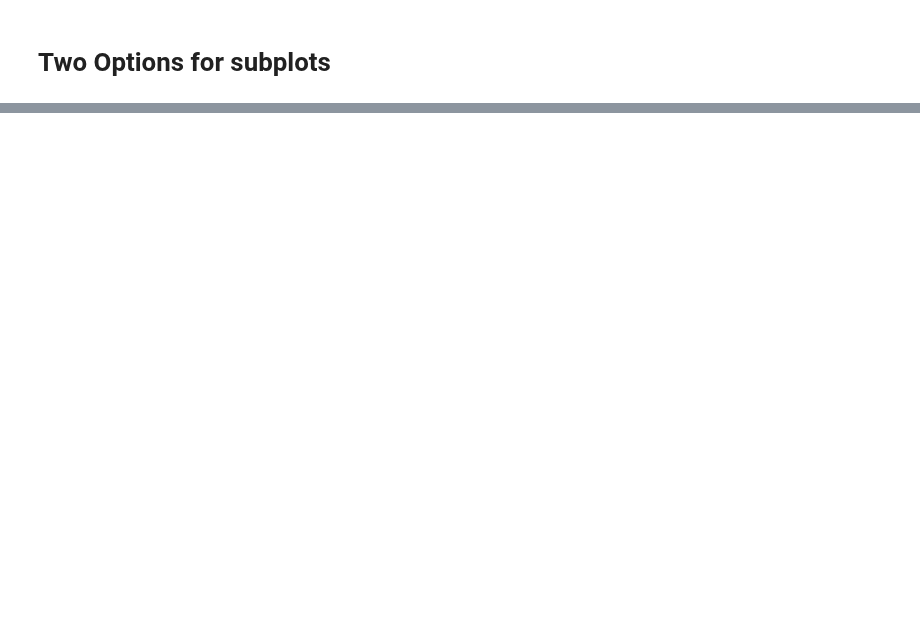
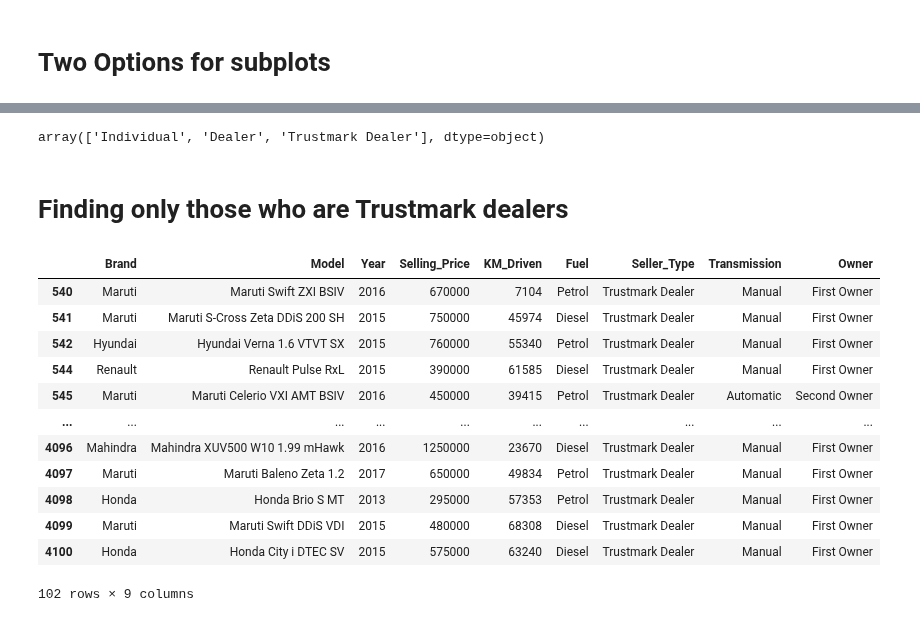
Before and after one commit to FairozAhmadSheikh/Machine_and_Deep_Learning_Basic_To_Advance, a Jupyter notebook: revision_matplotlib.ipynb, the cells around one changed output, grey strips where cells are left out. Drawn from its saved outputs; the diff is of its cells as text; code cells hidden in the pictures; blank space fills up the shorter version.

```diff
--- a/revision_matplotlib.ipynb
+++ b/revision_matplotlib.ipynb
@@ -136,0 +142,3 @@ ax[1,0].bar(car_sales.keys(),a)
+# %%
+import pandas as pd
+car_price=pd.read_csv("https://raw.githubusercontent.com/FairozAhmadSheikh/Datasets_CSV/refs/heads/main/Car%20Price.csv")
@@ -136,0 +184,23 @@ ax[1,0].bar(car_sales.keys(),a)
+# %%
+car_price['Seller_Type'].unique()
+# %% [output]
+array(['Individual', 'Dealer', 'Trustmark Dealer'], dtype=object)
+# %% [markdown]
+
+# Finding only those who are Trustmark dealers
+# %%
+car_price[car_price["Seller_Type"]=="Trustmark Dealer"]
+# %% [output]
+|  | Brand | Model | Year | Selling_Price | KM_Driven | Fuel | Seller_Type | Transmission | Owner |
+| 540 | Maruti | Maruti Swift ZXI BSIV | 2016 | 670000 | 7104 | Petrol | Trustmark Dealer | Manual | First Owner |
+| 541 | Maruti | Maruti S-Cross Zeta DDiS 200 SH | 2015 | 750000 | 45974 | Diesel | Trustmark Dealer | Manual | First Owner |
+| 542 | Hyundai | Hyundai Verna 1.6 VTVT SX | 2015 | 760000 | 55340 | Petrol | Trustmark Dealer | Manual | First Owner |
+| 544 | Renault | Renault Pulse RxL | 2015 | 390000 | 61585 | Diesel | Trustmark Dealer | Manual | First Owner |
+| 545 | Maruti | Maruti Celerio VXI AMT BSIV | 2016 | 450000 | 39415 | Petrol | Trustmark Dealer | Automatic | Second Owner |
+| ... | ... | ... | ... | ... | ... | ... | ... | ... | ... |
+| 4096 | Mahindra | Mahindra XUV500 W10 1.99 mHawk | 2016 | 1250000 | 23670 | Diesel | Trustmark Dealer | Manual | First Owner |
+| 4097 | Maruti | Maruti Baleno Zeta 1.2 | 2017 | 650000 | 49834 | Petrol | Trustmark Dealer | Manual | First Owner |
+| 4098 | Honda | Honda Brio S MT | 2013 | 295000 | 57353 | Petrol | Trustmark Dealer | Manual | First Owner |
+| 4099 | Maruti | Maruti Swift DDiS VDI | 2015 | 480000 | 68308 | Diesel | Trustmark Dealer | Manual | First Owner |
+| 4100 | Honda | Honda City i DTEC SV | 2015 | 575000 | 63240 | Diesel | Trustmark Dealer | Manual | First Owner |
+102 rows × 9 columns
```
Also changed, not shown: parts of 13 cells of this notebook.
